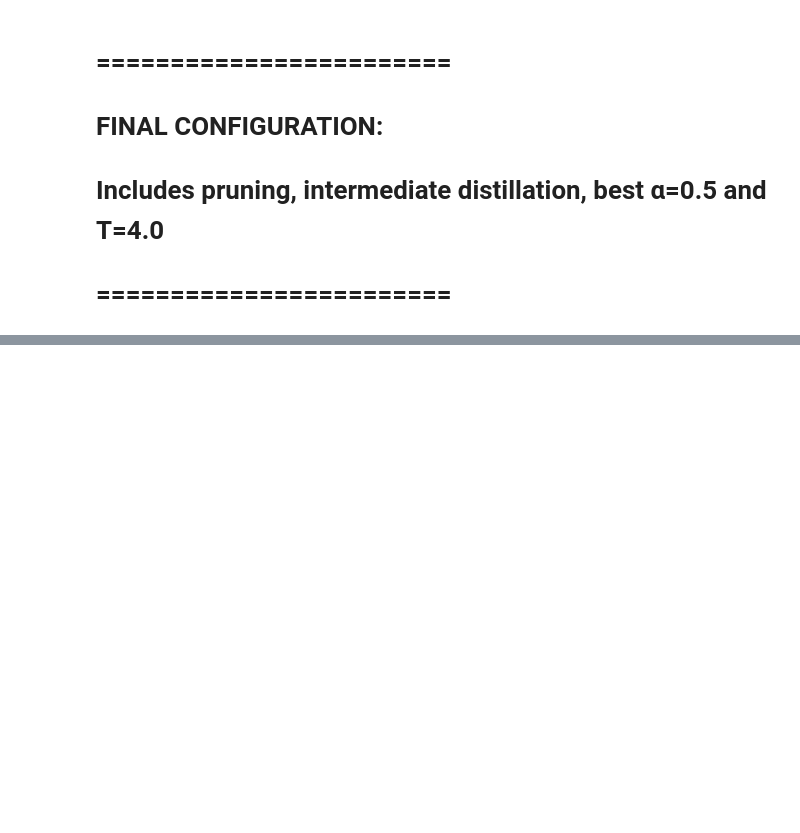
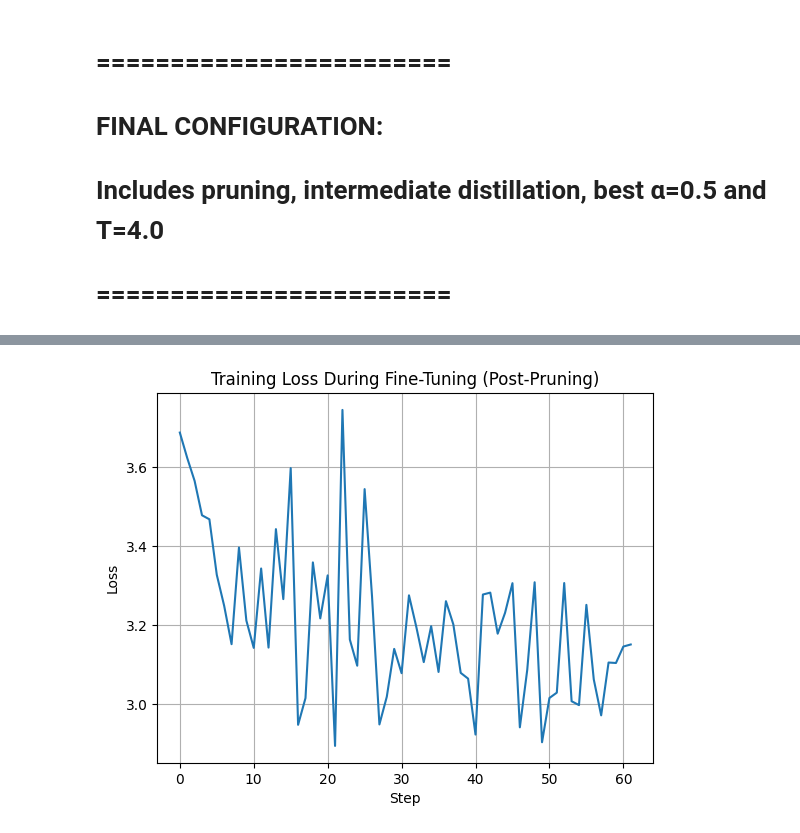
Before and after one commit to NataliaVrabcova/Assessment_2_Mini_Project, a Jupyter notebook: MSO3255_Assessment2_BaseCode.ipynb, the cells around one changed output, grey strips where cells are left out. Drawn from its saved outputs; the diff is of its cells as text; code cells hidden in the pictures; blank space fills up the shorter version.

Commit message:
Create plot

```diff
--- a/MSO3255_Assessment2_BaseCode.ipynb
+++ b/MSO3255_Assessment2_BaseCode.ipynb
@@ -316,6 +287,9 @@ if os.path.exists(LOGITS_PATH):
     print("Teacher logits loaded successfully!")
 else:
     print(f"Teacher logits file not found at {LOGITS_PATH}. Please run inference to generate and save the logits first.")
+
+teacher_model = AutoModelForQuestionAnswering.from_pretrained(TEACHER_MODEL_NAME).to(DEVICE)
+teacher_model.eval()
 # %% [output]
 🔄 Loading teacher logits from: /content/drive/MyDrive/teacher_logits.pt
 Teacher logits loaded successfully!
@@ -596,3 +485,14 @@ for epoch in range(EPOCHS):
+# %%
+import matplotlib.pyplot as plt
+
+plt.plot(epoch_losses)
+plt.title("Training Loss During Fine-Tuning (Post-Pruning)")
+plt.xlabel("Step")
+plt.ylabel("Loss")
+plt.grid(True)
+plt.show()
+# %% [output]
+[figure, added]
 # %%
 
 
```
Also changed, not shown: parts of 13 cells of this notebook.
